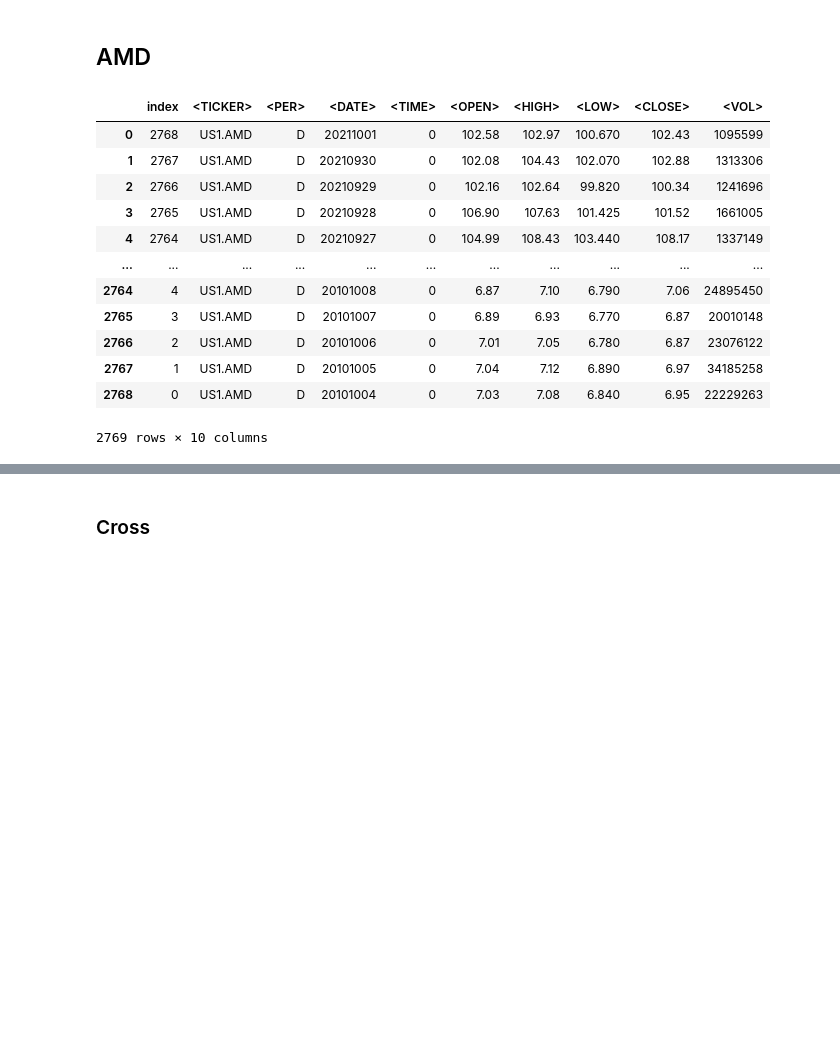
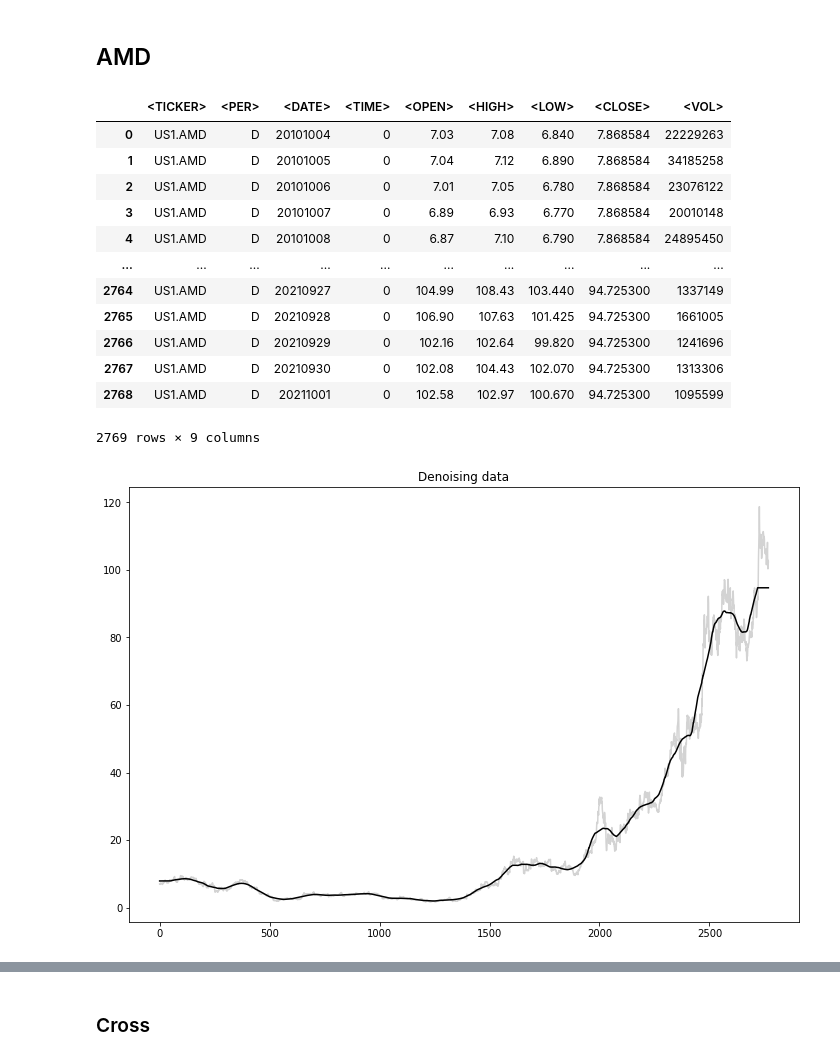
Before and after one commit to fshnkarimi/Labeling, a Jupyter notebook: Time_Series_Labelling_Predictions.ipynb, the cells around one changed output, grey strips where cells are left out. Saved outputs shown, nothing was run; the diff lists cells and outputs as text; code cells hidden in the pictures; blank space fills up the shorter version.

Commit message:
Denoising prices added

```diff
--- a/Time_Series_Labelling_Predictions.ipynb
+++ b/Time_Series_Labelling_Predictions.ipynb
@@ -351,6 +352,17 @@ def data_pre1d(df, index, label, step_size):
   x = x.reshape(x.shape[0], x.shape[1], 1)
   y = (y + 1) // 2
   return x, y
+# %%
+def denoise_data(df, col_name, k=100):
+  clf = KNeighborsRegressor(n_neighbors=k, weights='uniform')
+  clf.fit(df.index.values[:, np.newaxis], df["<CLOSE>"])
+  y_pred = clf.predict(df.index.values[:, np.newaxis])
+  reverse_pred = y_pred[::-1]
+  ax = pd.Series(df["<CLOSE>"]).plot(color='lightgray')
+  pd.Series(y_pred).plot(color='black', ax=ax, figsize=(12, 8))
+  plt.title("Denoising data")
+  df['<CLOSE>'] = y_pred
+  return df
 # %%
 def visualize(dfs, col_name, date, th, start, end):
   label = labeling(dfs[col_name], th)
@@ -625,20 +638,23 @@ def final_result(historical, name, best_param=default_best_param, step_sizes=4,
 ## AMD
 # %%
 dfs = pd.read_csv("AMD.csv")
-dfs = dfs[::-1].reset_index()
+# dfs = dfs[::-1].reset_index()
+# Denoise prices
+dfs = denoise_data(dfs, '<CLOSE>')
 dfs
 # %% [output]
-|  | index | <TICKER> | <PER> | <DATE> | <TIME> | <OPEN> | <HIGH> | <LOW> | <CLOSE> | <VOL> |
-| 0 | 2768 | US1.AMD | D | 20211001 | 0 | 102.58 | 102.97 | 100.670 | 102.43 | 1095599 |
-| 1 | 2767 | US1.AMD | D | 20210930 | 0 | 102.08 | 104.43 | 102.070 | 102.88 | 1313306 |
-| 2 | 2766 | US1.AMD | D | 20210929 | 0 | 102.16 | 102.64 | 99.820 | 100.34 | 1241696 |
-| 3 | 2765 | US1.AMD | D | 20210928 | 0 | 106.90 | 107.63 | 101.425 | 101.52 | 1661005 |
-| 4 | 2764 | US1.AMD | D | 20210927 | 0 | 104.99 | 108.43 | 103.440 | 108.17 | 1337149 |
-| ... | ... | ... | ... | ... | ... | ... | ... | ... | ... | ... |
-| 2764 | 4 | US1.AMD | D | 20101008 | 0 | 6.87 | 7.10 | 6.790 | 7.06 | 24895450 |
-| 2765 | 3 | US1.AMD | D | 20101007 | 0 | 6.89 | 6.93 | 6.770 | 6.87 | 20010148 |
-| 2766 | 2 | US1.AMD | D | 20101006 | 0 | 7.01 | 7.05 | 6.780 | 6.87 | 23076122 |
-| 2767 | 1 | US1.AMD | D | 20101005 | 0 | 7.04 | 7.12 | 6.890 | 6.97 | 34185258 |
-| 2768 | 0 | US1.AMD | D | 20101004 | 0 | 7.03 | 7.08 | 6.840 | 6.95 | 22229263 |
+|  | <TICKER> | <PER> | <DATE> | <TIME> | <OPEN> | <HIGH> | <LOW> | <CLOSE> | <VOL> |
+| 0 | US1.AMD | D | 20101004 | 0 | 7.03 | 7.08 | 6.840 | 7.868584 | 22229263 |
+| 1 | US1.AMD | D | 20101005 | 0 | 7.04 | 7.12 | 6.890 | 7.868584 | 34185258 |
+| 2 | US1.AMD | D | 20101006 | 0 | 7.01 | 7.05 | 6.780 | 7.868584 | 23076122 |
+| 3 | US1.AMD | D | 20101007 | 0 | 6.89 | 6.93 | 6.770 | 7.868584 | 20010148 |
+| 4 | US1.AMD | D | 20101008 | 0 | 6.87 | 7.10 | 6.790 | 7.868584 | 24895450 |
+| ... | ... | ... | ... | ... | ... | ... | ... | ... | ... |
+| 2764 | US1.AMD | D | 20210927 | 0 | 104.99 | 108.43 | 103.440 | 94.725300 | 1337149 |
+| 2765 | US1.AMD | D | 20210928 | 0 | 106.90 | 107.63 | 101.425 | 94.725300 | 1661005 |
+| 2766 | US1.AMD | D | 20210929 | 0 | 102.16 | 102.64 | 99.820 | 94.725300 | 1241696 |
+| 2767 | US1.AMD | D | 20210930 | 0 | 102.08 | 104.43 | 102.070 | 94.725300 | 1313306 |
+| 2768 | US1.AMD | D | 20211001 | 0 | 102.58 | 102.97 | 100.670 | 94.725300 | 1095599 |
-2769 rows × 10 columns
+2769 rows × 9 columns
+[figure, added]
 # %%
```
Also changed, not shown: parts of 112 cells of this notebook.
